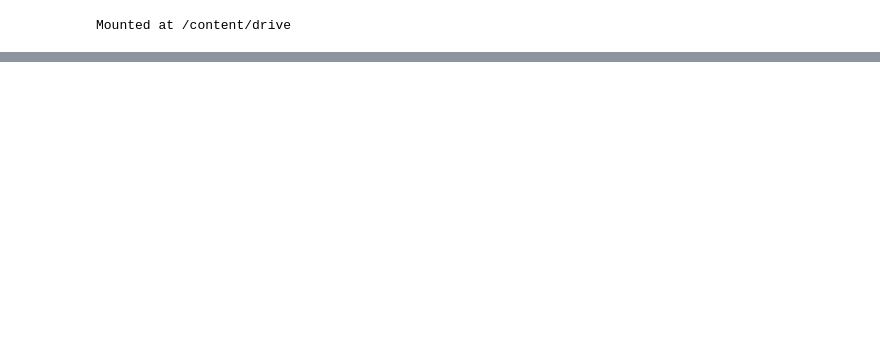
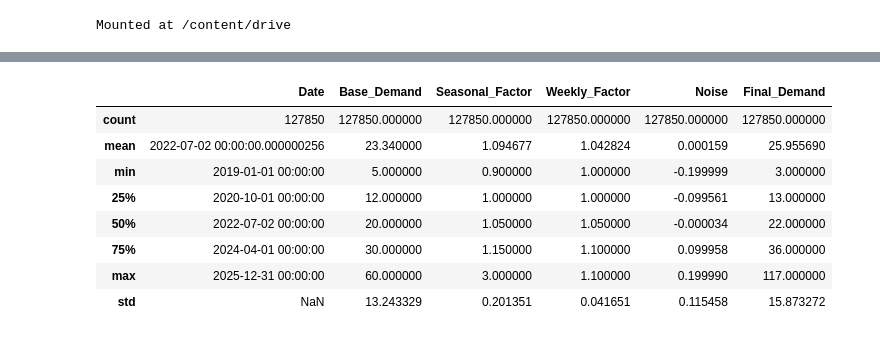
Before and after one commit to clcamar74/SAPiBench-inventory-simulation-dataset-2026, a Jupyter notebook: SAPiBench.ipynb, the cells around one changed output, grey strips where cells are left out. Cells and saved outputs as stored; diff of their text form; code cells hidden in the pictures; blank space fills up the shorter version.

```diff
--- a/SAPiBench.ipynb
+++ b/SAPiBench.ipynb
@@ -167,0 +182,12 @@ synthetic_7year_demand.csv
+# %%
+synthetic_data.describe()
+# %% [output]
+|  | Date | Base_Demand | Seasonal_Factor | Weekly_Factor | Noise | Final_Demand |
+| count | 127850 | 127850.000000 | 127850.000000 | 127850.000000 | 127850.000000 | 127850.000000 |
+| mean | 2022-07-02 00:00:00.000000256 | 23.340000 | 1.094677 | 1.042824 | 0.000159 | 25.955690 |
+| min | 2019-01-01 00:00:00 | 5.000000 | 0.900000 | 1.000000 | -0.199999 | 3.000000 |
+| 25% | 2020-10-01 00:00:00 | 12.000000 | 1.000000 | 1.000000 | -0.099561 | 13.000000 |
+| 50% | 2022-07-02 00:00:00 | 20.000000 | 1.050000 | 1.050000 | -0.000034 | 22.000000 |
+| 75% | 2024-04-01 00:00:00 | 30.000000 | 1.150000 | 1.100000 | 0.099958 | 36.000000 |
+| max | 2025-12-31 00:00:00 | 60.000000 | 3.000000 | 1.100000 | 0.199990 | 117.000000 |
+| std | NaN | 13.243329 | 0.201351 | 0.041651 | 0.115458 | 15.873272 |
```
Also changed, not shown: parts of 3 cells of this notebook.
